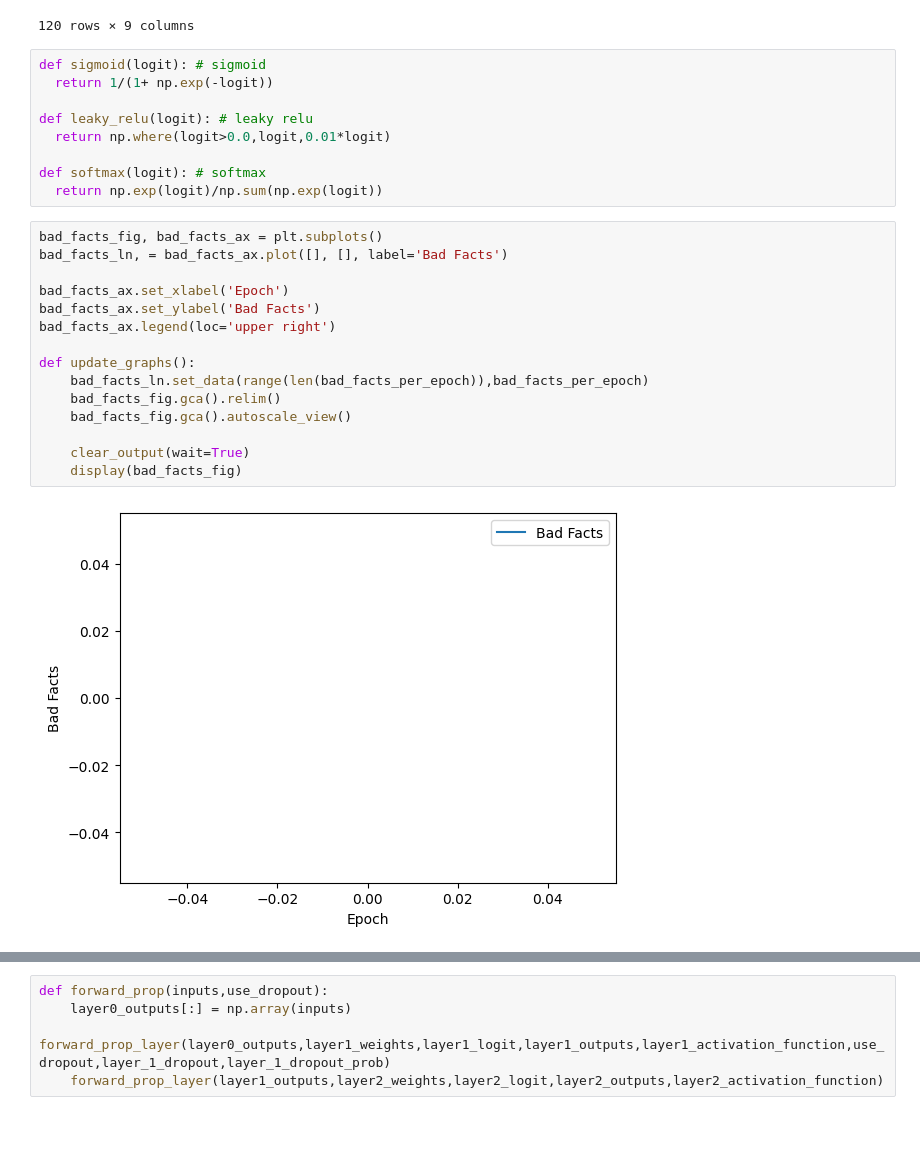
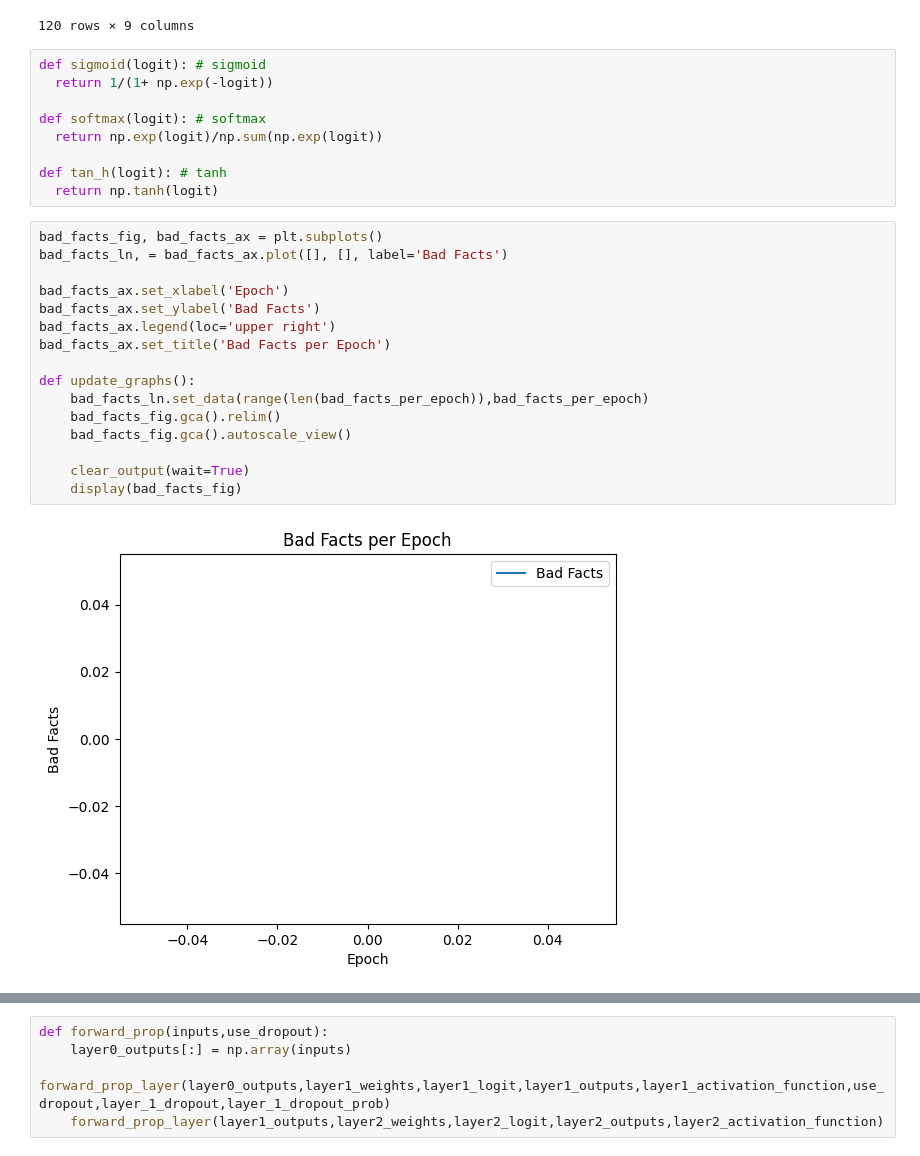
Before and after one commit to wayne1512/Iris-classification, a Jupyter notebook: Iris_classification_NN.ipynb, the cells around one changed output, grey strips where cells are left out. Drawn from its saved outputs; the diff is of its cells as text; blank space fills up the shorter version.

```diff
--- a/Iris_classification_NN.ipynb
+++ b/Iris_classification_NN.ipynb
@@ -109,28 +108,29 @@ training_data
 def sigmoid(logit): # sigmoid
   return 1/(1+ np.exp(-logit))
 
-def leaky_relu(logit): # leaky relu
-  return np.where(logit>0.0,logit,0.01*logit)
-
 def softmax(logit): # softmax
   return np.exp(logit)/np.sum(np.exp(logit))
+
+def tan_h(logit): # tanh
+  return np.tanh(logit)
 # %%
 bad_facts_fig, bad_facts_ax = plt.subplots()
 bad_facts_ln, = bad_facts_ax.plot([], [], label='Bad Facts')
 
 bad_facts_ax.set_xlabel('Epoch')
 bad_facts_ax.set_ylabel('Bad Facts')
 bad_facts_ax.legend(loc='upper right')
+bad_facts_ax.set_title('Bad Facts per Epoch')
 
 def update_graphs():
     bad_facts_ln.set_data(range(len(bad_facts_per_epoch)),bad_facts_per_epoch)
     bad_facts_fig.gca().relim()
     bad_facts_fig.gca().autoscale_view()
 
     clear_output(wait=True)
     display(bad_facts_fig)
 # %% [output]
-[figure, old version]
+[figure, new version]
 # %%
 layer0_size = 4 #input size
 layer1_size = 4 #hidden layer size
```
Also changed, not shown: parts of 6 cells of this notebook.
